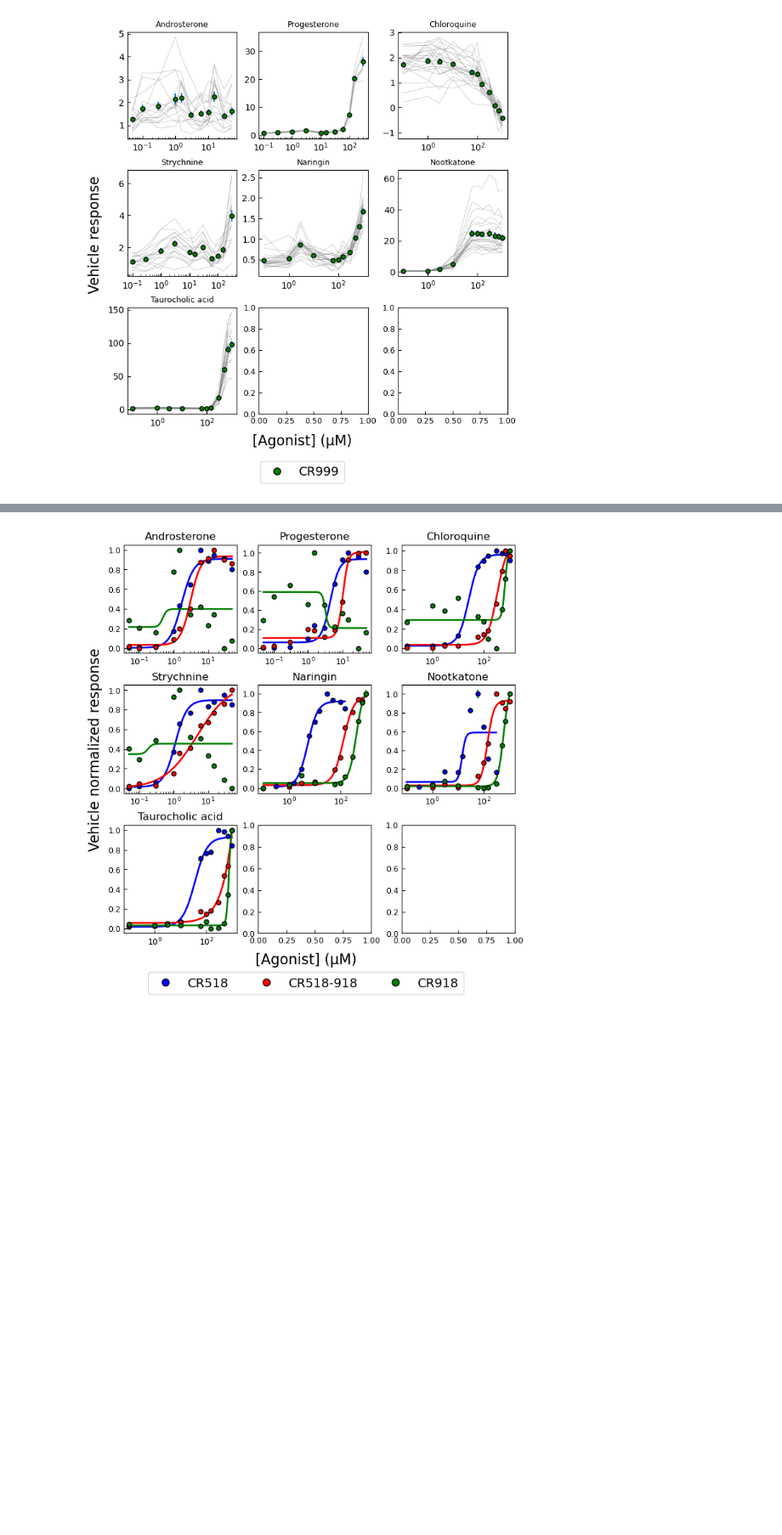
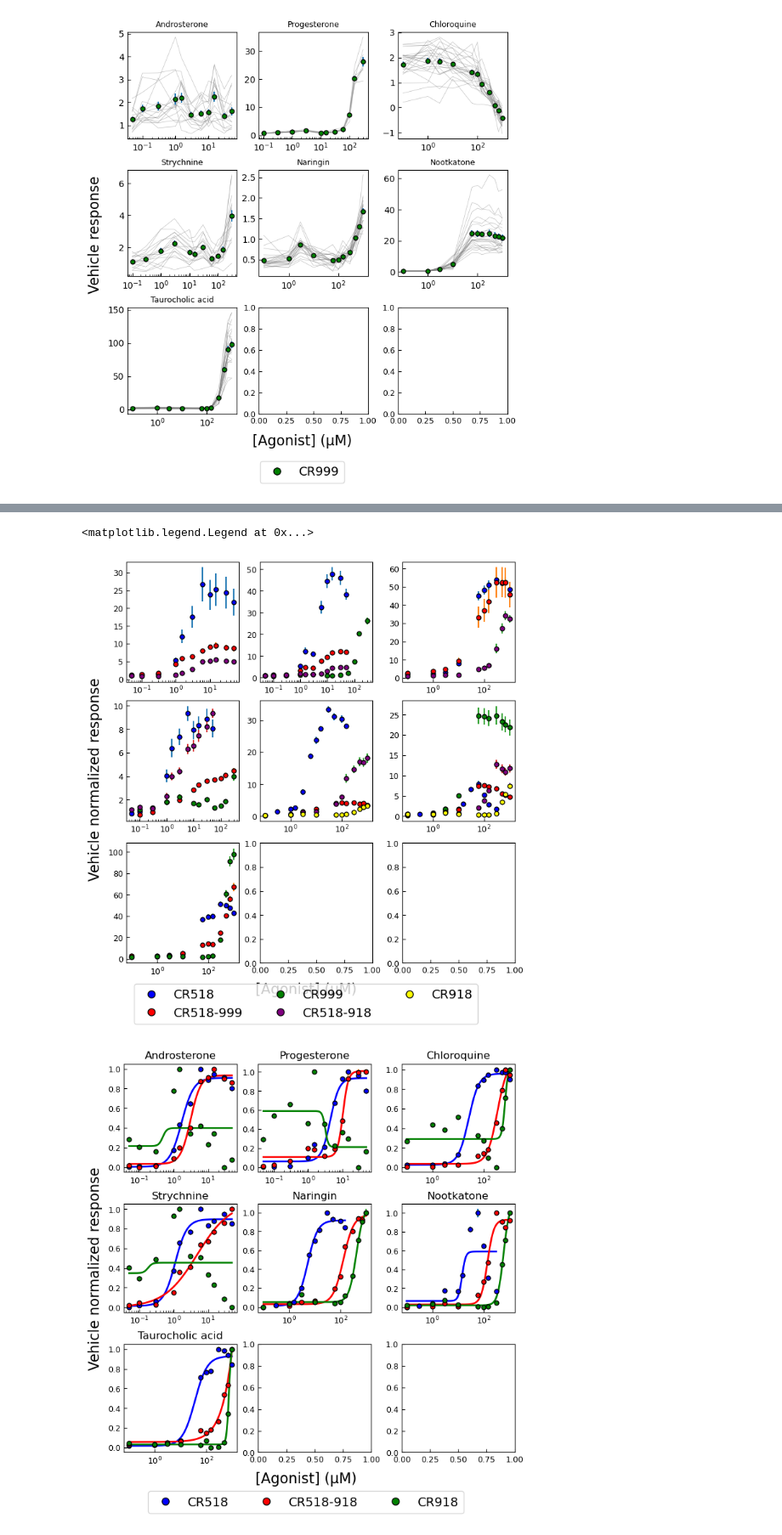
Before and after one commit to HugoLeRoy94/octopus_smelling, a Jupyter notebook: fits_response_curve/BioTekNeo_doseR_Heteromers_v2.ipynb, the cells around one changed output, grey strips where cells are left out. Shown at 85% size. Drawn from its saved outputs; the diff is of its cells as text; code cells hidden in the pictures; blank space fills up the shorter version.

Commit message:
start to fit the dose response v2.

```diff
--- a/fits_response_curve/BioTekNeo_doseR_Heteromers_v2.ipynb
+++ b/fits_response_curve/BioTekNeo_doseR_Heteromers_v2.ipynb
@@ -362,3 +416,54 @@ plt.show()
+# %%
+nLig = len(ligandList)
+# define the samples for which the homopentamer reacts.
+validity = {
+    "CR518": np.array([True for _ in range(nLig)]),
+    "CR518_918":np.array([True,True,True,True,True,True,False]),
+    "CR918": np.array([False,False,False,False,True,True,False]),
+    "CR518_999":np.array([True for _ in range(nLig)]),
+    "CR999":np.array([False,True,False,True,False,True,True])
+}
+
+
+# ---------- plotting grid ----------
+nrows, ncols = 3, 3
+fig, axes = plt.subplots(nrows, ncols, figsize=(nrows*2.3, ncols*2.3), constrained_layout=True)
+axes = axes.ravel()
+
+# Setup for results and styling
+plot_configs = {
+    "CR518": {"color": "b", "label": "CR518"},
+    "CR518_999": {"color": "r", "label": "CR518-999"},
+    "CR999": {"color": "g", "label": "CR999"},
+    "CR518_918": {"color": "purple", "label": "CR518-918"},
+    "CR918": {"color": "yellow", "label": "CR918"}
+}
+
+EC50_results = [ {**{k: np.nan for k in plot_configs}, "ligand": lig} for lig in ligandList]
+
+for i, lig in enumerate(ligandList):
+    ax = axes[i]
+    for key, config in plot_configs.items():
+        if validity[key][i]:
+            # Data prep
+            raw_data = vals_all[key][i]
+            mu = np.nanmean(raw_data, axis=1)
+            se = sem(raw_data, axis=1)
+            doses = dfs[key].iloc[idxs[key][i], 2].to_numpy(dtype=float)
+            ax.errorbar(doses, mu, yerr=se, fmt='o', mfc=config["color"], ms=5, mec='k', ls='none')
+    ax.set_xscale('log')
+
+
+# Global labels and legend
+fig.supxlabel("[Agonist] (µM)", fontsize=16)
+fig.supylabel("Vehicle normalized response", fontsize=16)
+
+handles = [plt.Line2D([0], [0], marker='o', color='w', markerfacecolor=c["color"],
+           markeredgecolor='k', markersize=8, label=c["label"]) for c in plot_configs.values()]
+fig.legend(handles=handles, loc="lower center", ncol=3, fontsize=14, bbox_to_anchor=(0.5, -.07))
+# %% [output]
+<matplotlib.legend.Legend at 0x...>
+[figure, added]
 # %%
 # ---------- plotting grid ----------
 nLig = len(ligandList)
```
Also changed, not shown: parts of 3 cells of this notebook, 1 other file.
